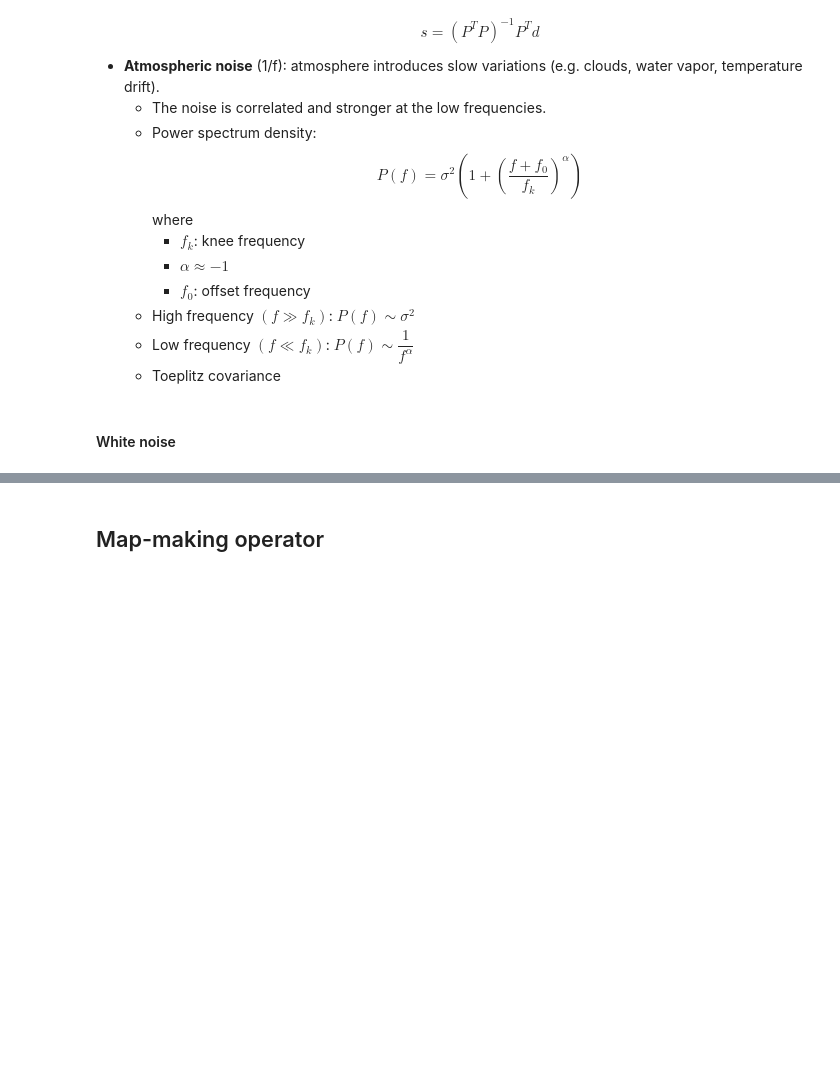
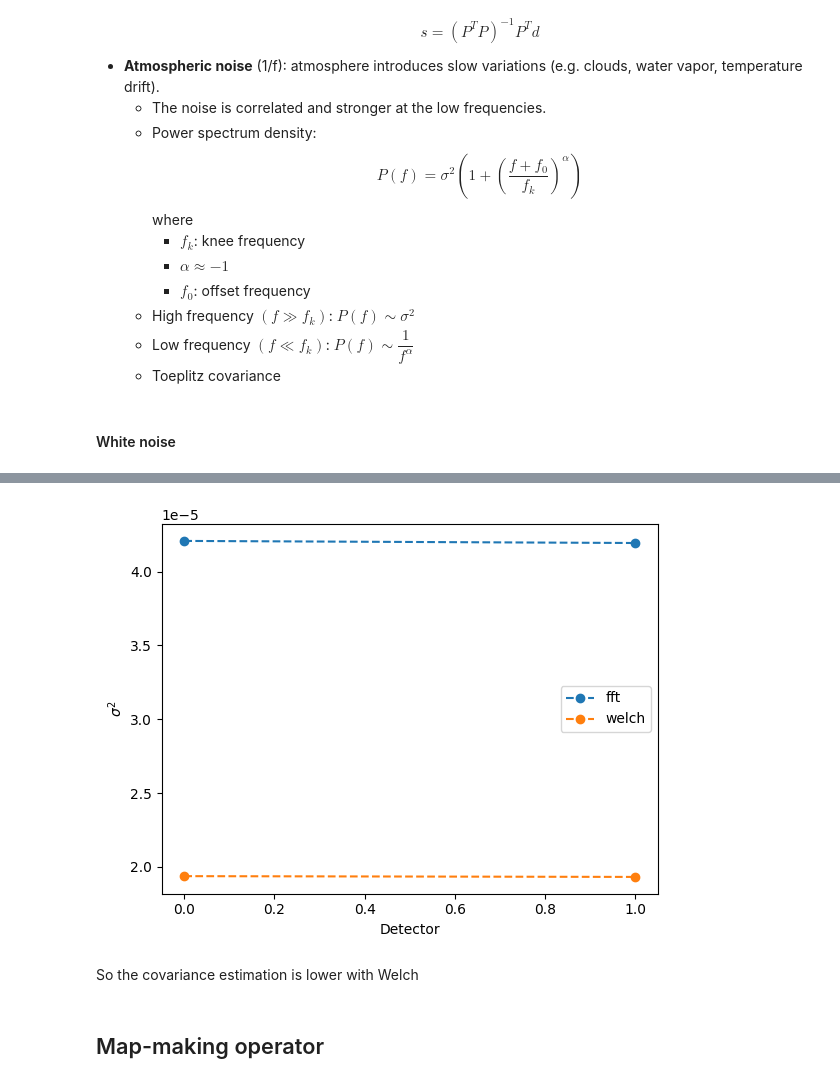
Before and after one commit to binhola/binkathon, a Jupyter notebook: mapmaking-300326-starting.ipynb, the cells around one changed output, grey strips where cells are left out. Cells and saved outputs as stored; diff of their text form; code cells hidden in the pictures; blank space fills up the shorter version.

```diff
--- a/mapmaking-300326-starting.ipynb
+++ b/mapmaking-300326-starting.ipynb
@@ -242,2 +282,3 @@ Pxx = (fft_vals * fft_vals.conj()).real / n_samples
 # %%
-whitenoise = WhiteNoiseModel.fit_psd_model(f, Pxx, sample_rate=sample_rate, hwp_frequency=hwp_frequency)
+wn = WhiteNoiseModel.fit_psd_model(f, Pxx, sample_rate=sample_rate, hwp_frequency=hwp_frequency)
+wn_w = WhiteNoiseModel.fit_psd_model(f_w, Pxx_w, sample_rate=sample_rate, hwp_frequency=hwp_frequency)
@@ -248,2 +285,16 @@ WhiteNoiseModel(sigma=Array([4.20718364e-05, 4.19309170e-05], dtype=float64))
+# %%
+x = np.linspace(1.5, 4.5) * 1e-5
+plt.plot(wn.sigma, "--o", label="fft")
+plt.plot(wn_w.sigma,  "--o", label="welch")
+
+plt.xlabel("Detector")
+plt.ylabel(r"$\sigma^2$")
+plt.legend()
+plt.show()
+plt.close()
+# %% [output]
+[figure, added]
+# %% [markdown]
+So the covariance estimation is lower with Welch
 # %% [markdown]
 ## Map-making operator
```
Also changed, not shown: parts of 8 cells of this notebook.
